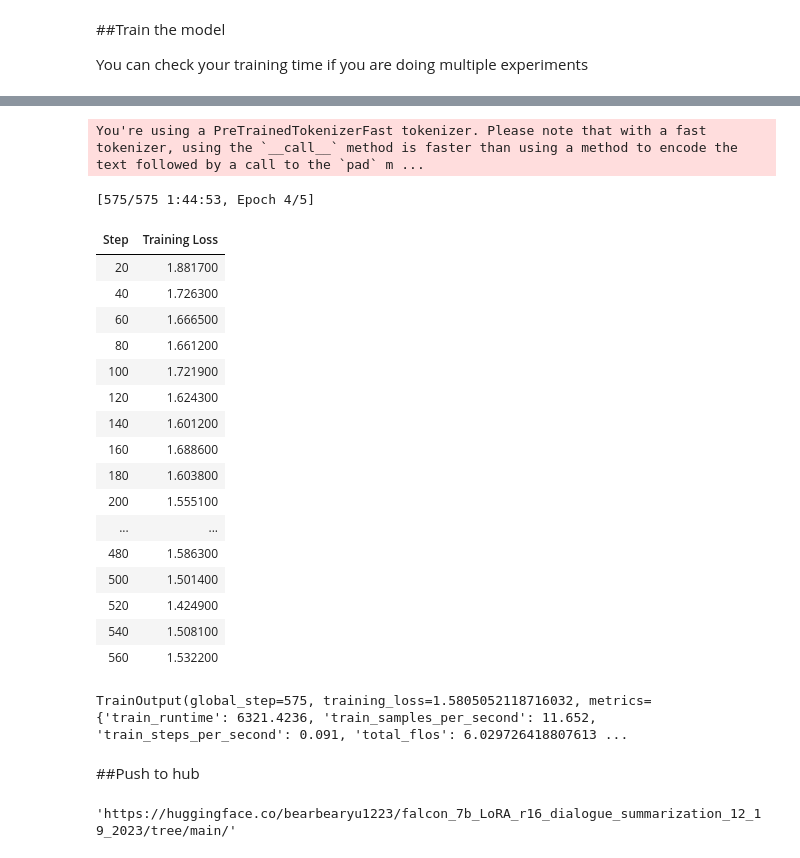
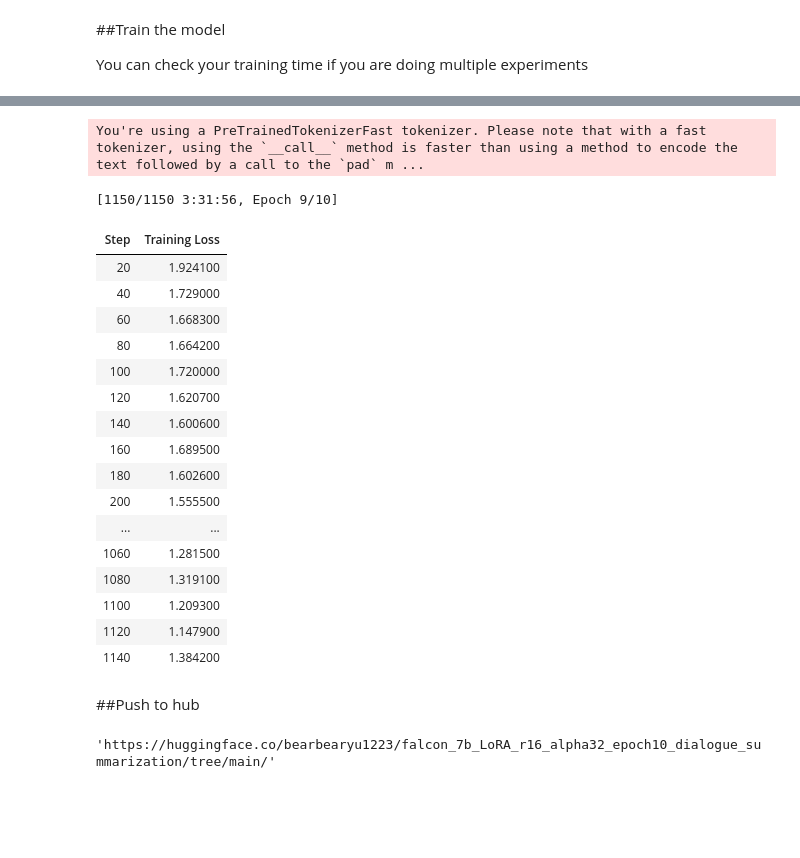
Before and after one commit to bearbearyu1223/llm-fine-tuning-playground, a Jupyter notebook: finetune_falcon_7b_conversation_summarization_12_21.ipynb, the cells around one changed output, grey strips where cells are left out. Cells and saved outputs as stored; diff of their text form; code cells hidden in the pictures; blank space fills up the shorter version.

```diff
--- a/finetune_falcon_7b_conversation_summarization_12_21.ipynb
+++ b/finetune_falcon_7b_conversation_summarization_12_21.ipynb
@@ -107,6 +148,7 @@ eos token id : 11
 if tokenizer.pad_token_id is None:
   tokenizer.pad_token = tokenizer.eos_token
   tokenizer.pad_token_id = tokenizer.eos_token_id
+tokenizer.padding_side = "right"
 # %% [markdown]
 ##Loading the dataset from hugging face and Formatting the Training Dataset
 
@@ -155,7 +197,7 @@ Max target length: 46
 model = prepare_model_for_kbit_training(model)
 
 lora_alpha = 32 #16
-lora_dropout = 0.05 #0.1
+lora_dropout = 0.1 #0.1
 lora_rank = 16 #64
 
 peft_config = LoraConfig(
@@ -183,9 +225,10 @@ trainable params: 32,636,928 || all params: 6,954,357,632 || trainable%: 0.46930
 # %% [markdown]
 ##Load the trainer
 # %%
-output_dir = "falcon_7b_LoRA_r16_dialogue_summarization_12_21_2023"
+output_dir = "falcon_7b_LoRA_r16_alpha32_epoch10_dialogue_summarization"
 per_device_train_batch_size = 32 #4
-gradient_accumulation_steps = 8
+gradient_accumulation_steps = 4
+gradient_checkpointing=False
 optim = "paged_adamw_32bit"
 save_steps = 20
 logging_steps = 20
@@ -193,11 +236,13 @@ learning_rate = 2e-4
 max_grad_norm = 0.1
 warmup_ratio = 0.01
 lr_scheduler_type = "cosine" #"constant"
-num_train_epochs = 20
+num_train_epochs = 10
+seed=42
 training_arguments = TrainingArguments(
     output_dir=output_dir,
     per_device_train_batch_size=per_device_train_batch_size,
     gradient_accumulation_steps=gradient_accumulation_steps,
+    gradient_checkpointing=gradient_checkpointing,
     optim=optim,
     save_steps=save_steps,
     logging_steps=logging_steps,
@@ -261,29 +303,29 @@ peft_model.config.use_cache = False
 # %%
 trainer.train()
+wandb.finish()
 # %% [output]
 You're using a PreTrainedTokenizerFast tokenizer. Please note that with a fast tokenizer, using the `__call__` method is faster than using a method to encode the text followed by a call to the `pad` m ...
-[575/575 1:44:53, Epoch 4/5]
+[1150/1150 3:31:56, Epoch 9/10]
 | Step | Training Loss |
-| 20 | 1.881700 |
-| 40 | 1.726300 |
-| 60 | 1.666500 |
-| 80 | 1.661200 |
-| 100 | 1.721900 |
-| 120 | 1.624300 |
-| 140 | 1.601200 |
-| 160 | 1.688600 |
-| 180 | 1.603800 |
-| 200 | 1.555100 |
+| 20 | 1.924100 |
+| 40 | 1.729000 |
+| 60 | 1.668300 |
+| 80 | 1.664200 |
+| 100 | 1.720000 |
+| 120 | 1.620700 |
+| 140 | 1.600600 |
+| 160 | 1.689500 |
+| 180 | 1.602600 |
+| 200 | 1.555500 |
 | ... | ... |
-| 480 | 1.586300 |
-| 500 | 1.501400 |
-| 520 | 1.424900 |
-| 540 | 1.508100 |
-| 560 | 1.532200 |
+| 1060 | 1.281500 |
+| 1080 | 1.319100 |
+| 1100 | 1.209300 |
+| 1120 | 1.147900 |
+| 1140 | 1.384200 |
-TrainOutput(global_step=575, training_loss=1.5805052118716032, metrics={'train_runtime': 6321.4236, 'train_samples_per_second': 11.652, 'train_steps_per_second': 0.091, 'total_flos': 6.029726418807613 ...
 # %% [markdown]
 ##Push to hub
 # %%
 trainer.push_to_hub()
 # %% [output]
-'https://huggingface.co/bearbearyu1223/falcon_7b_LoRA_r16_dialogue_summarization_12_19_2023/tree/main/'
+'https://huggingface.co/bearbearyu1223/falcon_7b_LoRA_r16_alpha32_epoch10_dialogue_summarization/tree/main/'
```
Also changed, not shown: parts of 6 cells of this notebook.
